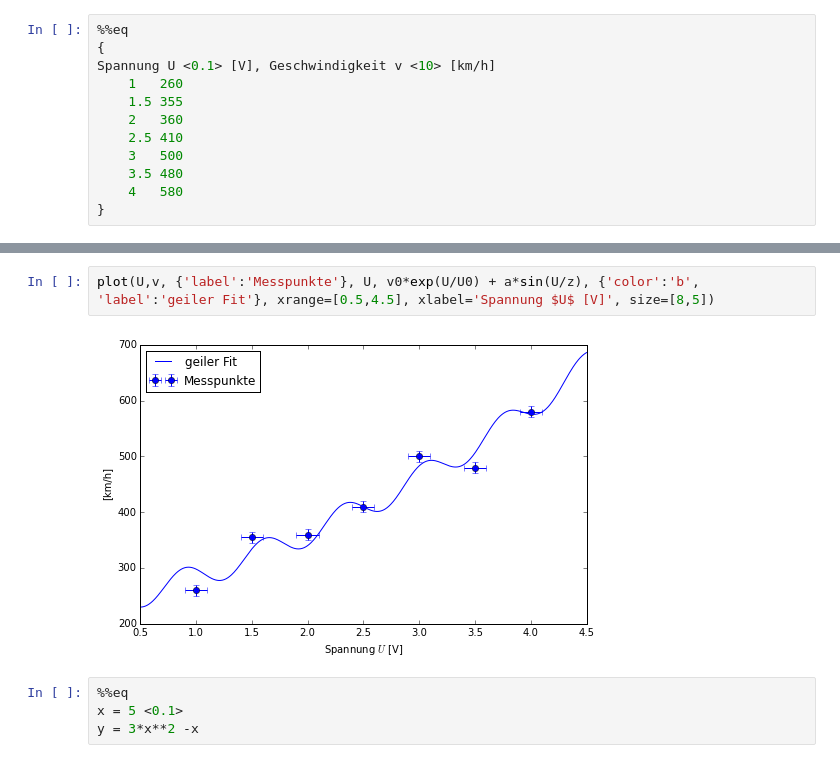
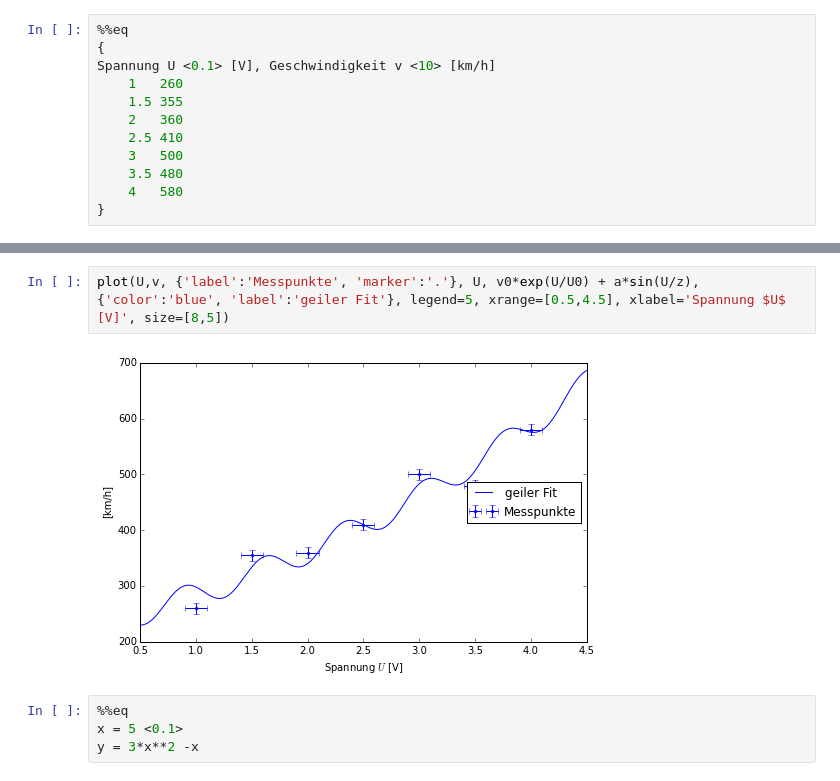
Before and after one commit to lukasbk/ErrorPro, a Jupyter notebook: projects/Plotting.ipynb, the cells around one changed output, grey strips where cells are left out. Cells and saved outputs as stored; diff of their text form.

Commit message:
fit plotting, tests

```diff
--- a/projects/Plotting.ipynb
+++ b/projects/Plotting.ipynb
@@ -39,7 +26,7 @@ Results of fit<div width=20px/><button onclick='var e = document.getElementById(
 # %%
-plot(U,v, {'label':'Messpunkte'}, U, v0*exp(U/U0) + a*sin(U/z), {'color':'b', 'label':'geiler Fit'}, xrange=[0.5,4.5], xlabel='Spannung $U$ [V]', size=[8,5])
+plot(U,v, {'label':'Messpunkte', 'marker':'.'}, U, v0*exp(U/U0) + a*sin(U/z), {'color':'blue', 'label':'geiler Fit'}, legend=5, xrange=[0.5,4.5], xlabel='Spannung $U$ [V]', size=[8,5])
 # %% [output]
-[figure, old version]
+[figure, new version]
 # %%
 %%eq
 x = 5 <0.1>
```
Also changed, not shown: parts of 3 cells of this notebook, 9 other files.
